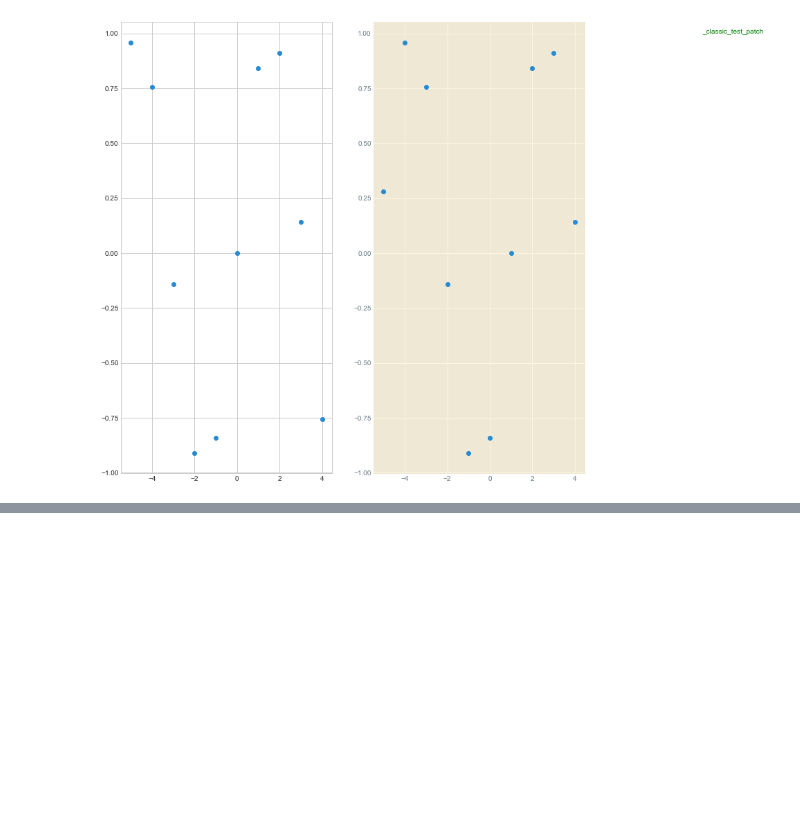
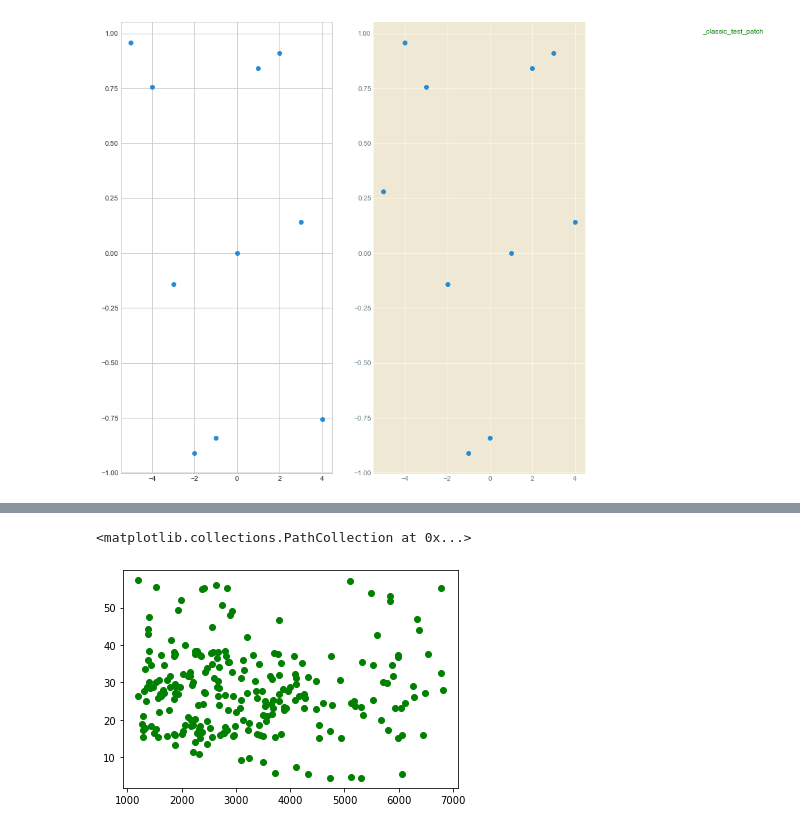
Before and after one commit to Charlot-DEDJINOU/Data-scientist, a Jupyter notebook: Les librairies Python pour la Data Science/matplotlib.ipynb, the cells around one changed output, grey strips where cells are left out. Saved outputs shown, nothing was run; the diff lists cells and outputs as text; code cells hidden in the pictures; blank space fills up the shorter version.

Commit message:
matplotlib

```diff
--- a/Les librairies Python pour la Data Science/matplotlib.ipynb
+++ b/Les librairies Python pour la Data Science/matplotlib.ipynb
@@ -30,3 +30,11 @@ for i in range(2) :
     plt.text(s=plt.style.available[i],x=10,y=1,color="green")
 # %% [output]
 [figure]
+# %%
+import pandas as pd
+import numpy as np
+import matplotlib.pyplot as plt
+
+prets = pd.read_csv('https://raw.githubusercontent.com/OpenClassrooms-Student-Center/fr-4452741-decouvrez-les-librairies-python-pour-la-data-science/main/data/prets_final.csv')
+
+prets.head()
@@ -32,0 +48,6 @@ for i in range(2) :
+# %%
+#nuage de point
+plt.scatter(prets['revenu'] , prets['taux_endettement'] , color='green')
+# %% [output]
+<matplotlib.collections.PathCollection at 0x...>
+[figure, added]
```
Also changed, not shown: parts of 5 cells of this notebook.
